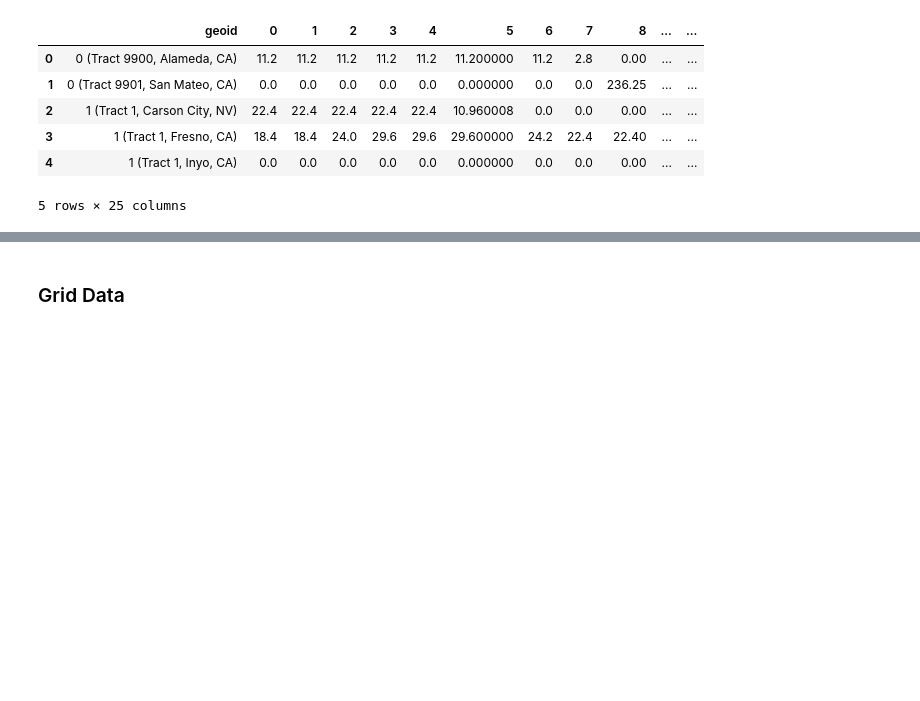
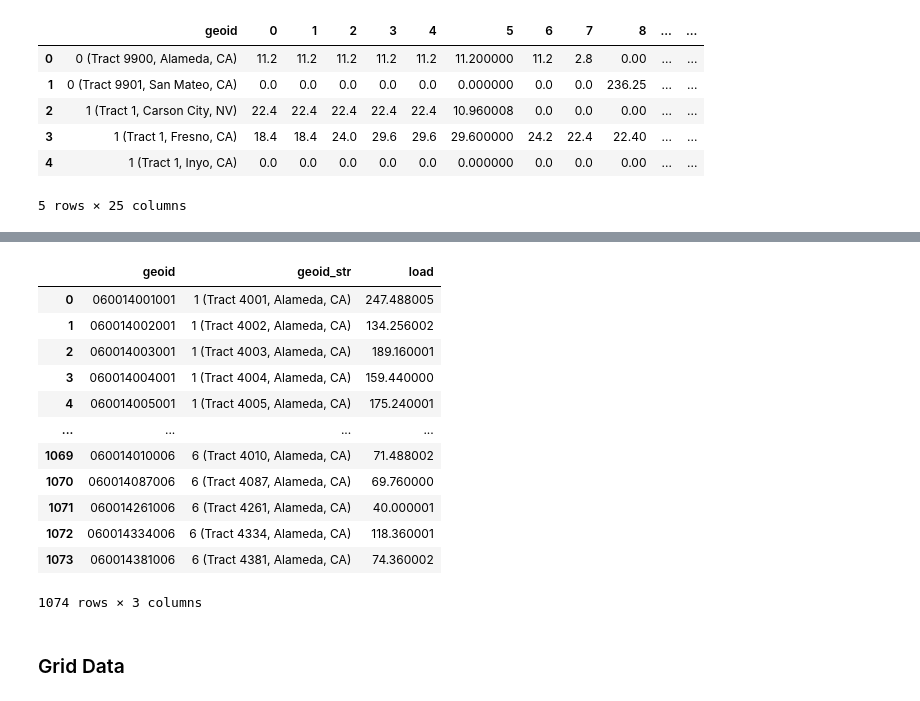
Before and after one commit to lazlop/OptimalChargerPlacement, a Jupyter notebook: notebooks/GridStressAnalysisAlameda.ipynb, the cells around one changed output, grey strips where cells are left out. Cells and saved outputs as stored; diff of their text form; code cells hidden in the pictures; blank space fills up the shorter version.

```diff
--- a/notebooks/GridStressAnalysisAlameda.ipynb
+++ b/notebooks/GridStressAnalysisAlameda.ipynb
@@ -389,3 +470,38 @@ ev_growth_df = get_clean_EV_growth_df(year1='2035', chargerType1='all', scenario
+# %%
+# Get a slice of EV Load Data for one hour
+def get_EV_load_slice_for_hour(ev_load_df, hour):
+    """
+    Given an EV load DataFrame and an hour (0-23), returns a DataFrame with geoid and load for that hour.
+    """
+    if hour < 0 or hour > 23:
+        raise ValueError("hour must be between 0 and 23")
+
+    hour_str = str(hour)
+    slice_df = ev_load_df[["geoid", "geoid_str", hour_str]].copy()
+    slice_df = slice_df.rename(columns={hour_str: "load"})
+    return slice_df
+evLoadSliceHrDf = get_EV_load_slice_for_hour(ev_growth_df, HOUR)
+display(evLoadSliceHrDf)
+
+# save evLoadSliceHrDf to csv
+output_filename = f"ev_load_growth_from2025unmanaged_to2035managed_slice_hour_{HOUR}.csv"
+output_filepath = os.path.join(DATA_DIR, "OptimizationInput", output_filename)
+
+evLoadSliceHrDf.to_csv(output_filepath, index=False)
+# %% [output]
+|  | geoid | geoid_str | load |
+| 0 | 060014001001 | 1 (Tract 4001, Alameda, CA) | 247.488005 |
+| 1 | 060014002001 | 1 (Tract 4002, Alameda, CA) | 134.256002 |
+| 2 | 060014003001 | 1 (Tract 4003, Alameda, CA) | 189.160001 |
+| 3 | 060014004001 | 1 (Tract 4004, Alameda, CA) | 159.440000 |
+| 4 | 060014005001 | 1 (Tract 4005, Alameda, CA) | 175.240001 |
+| ... | ... | ... | ... |
+| 1069 | 060014010006 | 6 (Tract 4010, Alameda, CA) | 71.488002 |
+| 1070 | 060014087006 | 6 (Tract 4087, Alameda, CA) | 69.760000 |
+| 1071 | 060014261006 | 6 (Tract 4261, Alameda, CA) | 40.000001 |
+| 1072 | 060014334006 | 6 (Tract 4334, Alameda, CA) | 118.360001 |
+| 1073 | 060014381006 | 6 (Tract 4381, Alameda, CA) | 74.360002 |
+1074 rows × 3 columns
 # %% [markdown]
 ### Grid Data
 # %% [markdown]
```
Also changed, not shown: parts of 6 cells of this notebook, 4 other files.
